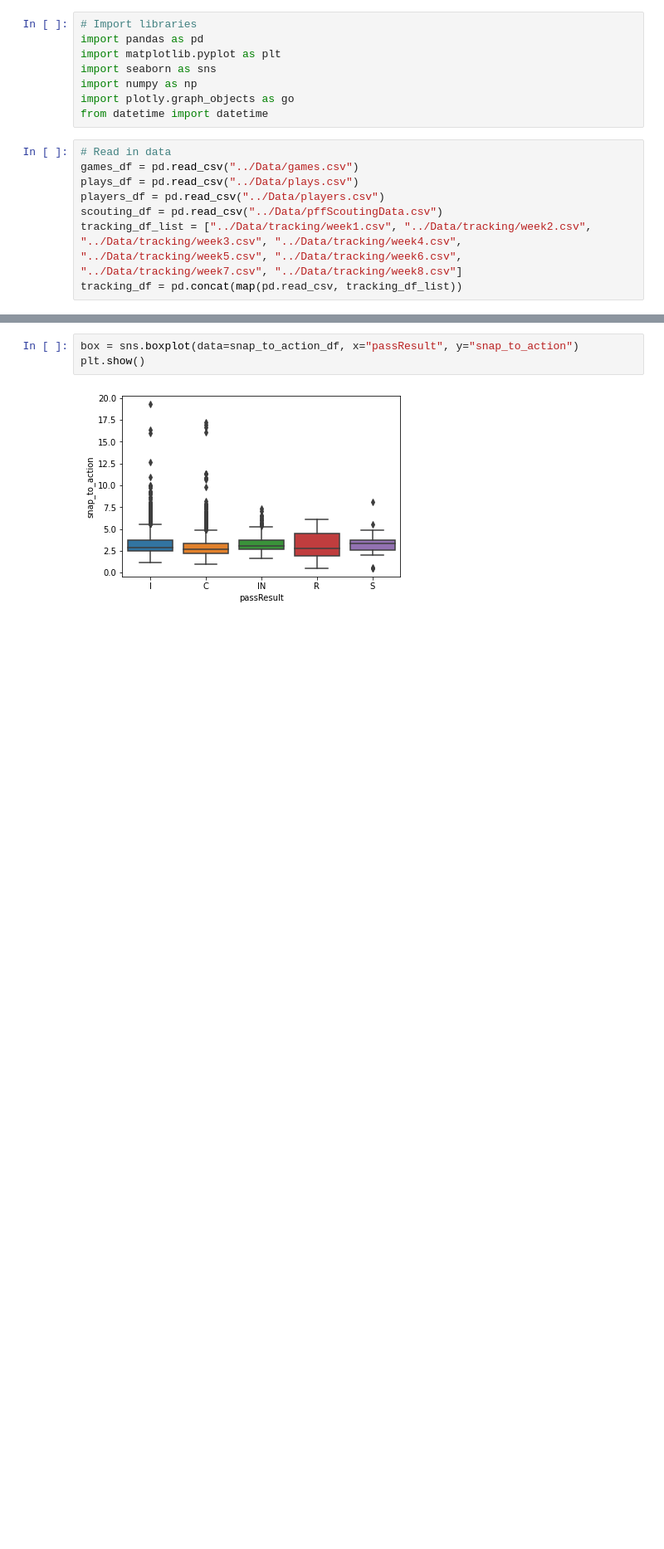
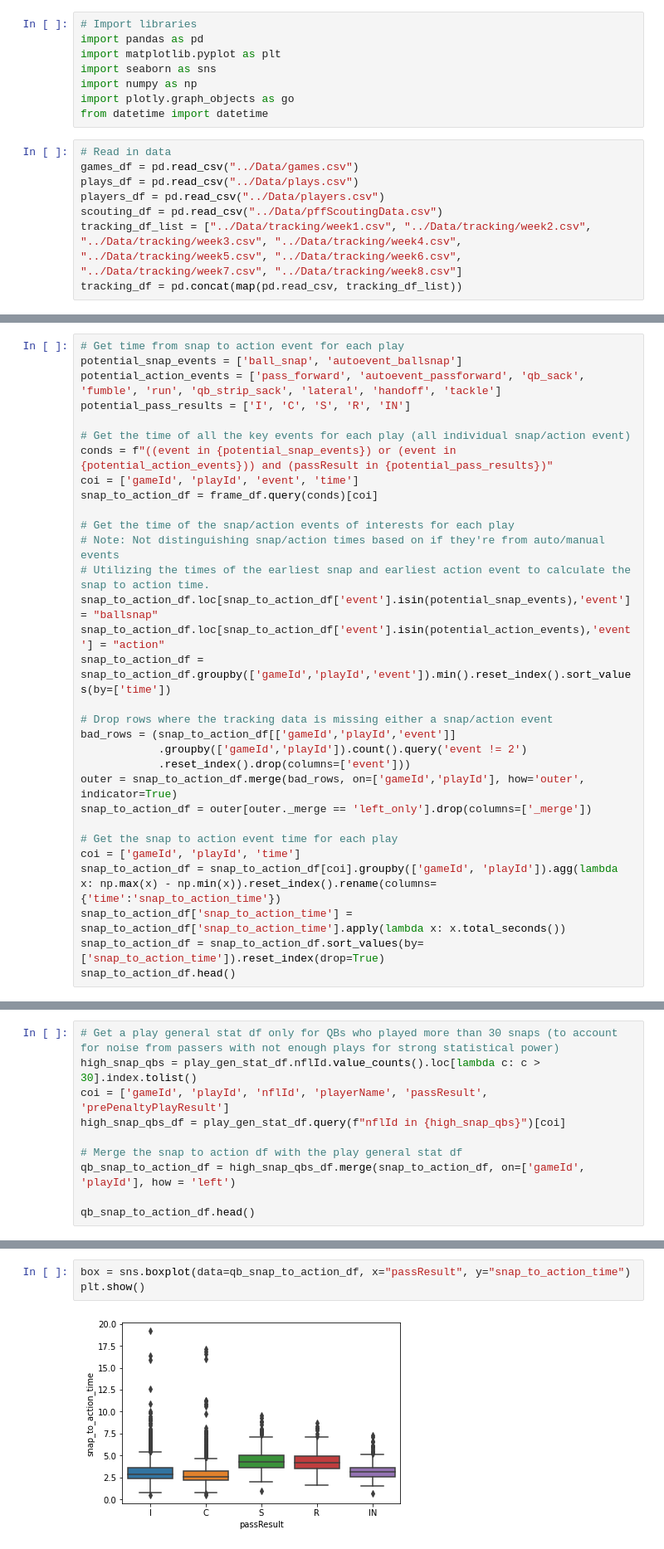
Before and after one commit to SolB77/2023-NFL-Big-Data-Bowl, a Jupyter notebook: Code/offensive_eda.ipynb, the cells around one changed output, grey strips where cells are left out. Shown at 83% size. Saved outputs shown, nothing was run; the diff lists cells and outputs as text; blank space fills up the shorter version.

```diff
--- a/Code/offensive_eda.ipynb
+++ b/Code/offensive_eda.ipynb
@@ -129,0 +120,31 @@ snap_to_action_df.sort_values(by=["snap_to_action"]).head()
+# %%
+# Get time from snap to action event for each play
+potential_snap_events = ['ball_snap', 'autoevent_ballsnap']
+potential_action_events = ['pass_forward', 'autoevent_passforward', 'qb_sack', 'fumble', 'run', 'qb_strip_sack', 'lateral', 'handoff', 'tackle']
+potential_pass_results = ['I', 'C', 'S', 'R', 'IN']
+
+# Get the time of all the key events for each play (all individual snap/action event)
+conds = f"((event in {potential_snap_events}) or (event in {potential_action_events})) and (passResult in {potential_pass_results})"
+coi = ['gameId', 'playId', 'event', 'time']
+snap_to_action_df = frame_df.query(conds)[coi]
+
+# Get the time of the snap/action events of interests for each play
+# Note: Not distinguishing snap/action times based on if they're from auto/manual events
+# Utilizing the times of the earliest snap and earliest action event to calculate the snap to action time.
+snap_to_action_df.loc[snap_to_action_df['event'].isin(potential_snap_events),'event'] = "ballsnap"
+snap_to_action_df.loc[snap_to_action_df['event'].isin(potential_action_events),'event'] = "action"
+snap_to_action_df = snap_to_action_df.groupby(['gameId','playId','event']).min().reset_index().sort_values(by=['time'])
+
+# Drop rows where the tracking data is missing either a snap/action event
+bad_rows = (snap_to_action_df[['gameId','playId','event']]
+            .groupby(['gameId','playId']).count().query('event != 2')
+            .reset_index().drop(columns=['event']))
+outer = snap_to_action_df.merge(bad_rows, on=['gameId','playId'], how='outer', indicator=True)
+snap_to_action_df = outer[outer._merge == 'left_only'].drop(columns=['_merge'])
+
+# Get the snap to action event time for each play
+coi = ['gameId', 'playId', 'time']
+snap_to_action_df = snap_to_action_df[coi].groupby(['gameId', 'playId']).agg(lambda x: np.max(x) - np.min(x)).reset_index().rename(columns={'time':'snap_to_action_time'})
+snap_to_action_df['snap_to_action_time'] = snap_to_action_df['snap_to_action_time'].apply(lambda x: x.total_seconds())
+snap_to_action_df = snap_to_action_df.sort_values(by=['snap_to_action_time']).reset_index(drop=True)
+snap_to_action_df.head()
@@ -129,0 +160,10 @@ snap_to_action_df.sort_values(by=["snap_to_action"]).head()
+# %%
+# Get a play general stat df only for QBs who played more than 30 snaps (to account for noise from passers with not enough plays for strong statistical power)
+high_snap_qbs = play_gen_stat_df.nflId.value_counts().loc[lambda c: c > 30].index.tolist()
+coi = ['gameId', 'playId', 'nflId', 'playerName', 'passResult', 'prePenaltyPlayResult']
+high_snap_qbs_df = play_gen_stat_df.query(f"nflId in {high_snap_qbs}")[coi]
+
+# Merge the snap to action df with the play general stat df
+qb_snap_to_action_df = high_snap_qbs_df.merge(snap_to_action_df, on=['gameId', 'playId'], how = 'left')
+
+qb_snap_to_action_df.head()
@@ -130,6 +177,6 @@ snap_to_action_df.sort_values(by=["snap_to_action"]).head()
 # %%
-box = sns.boxplot(data=snap_to_action_df, x="passResult", y="snap_to_action")
+box = sns.boxplot(data=qb_snap_to_action_df, x="passResult", y="snap_to_action_time")
 plt.show()
 # %% [output]
-[figure, old version]
+[figure, new version]
 # %%
```
Also changed, not shown: parts of 20 cells of this notebook.
